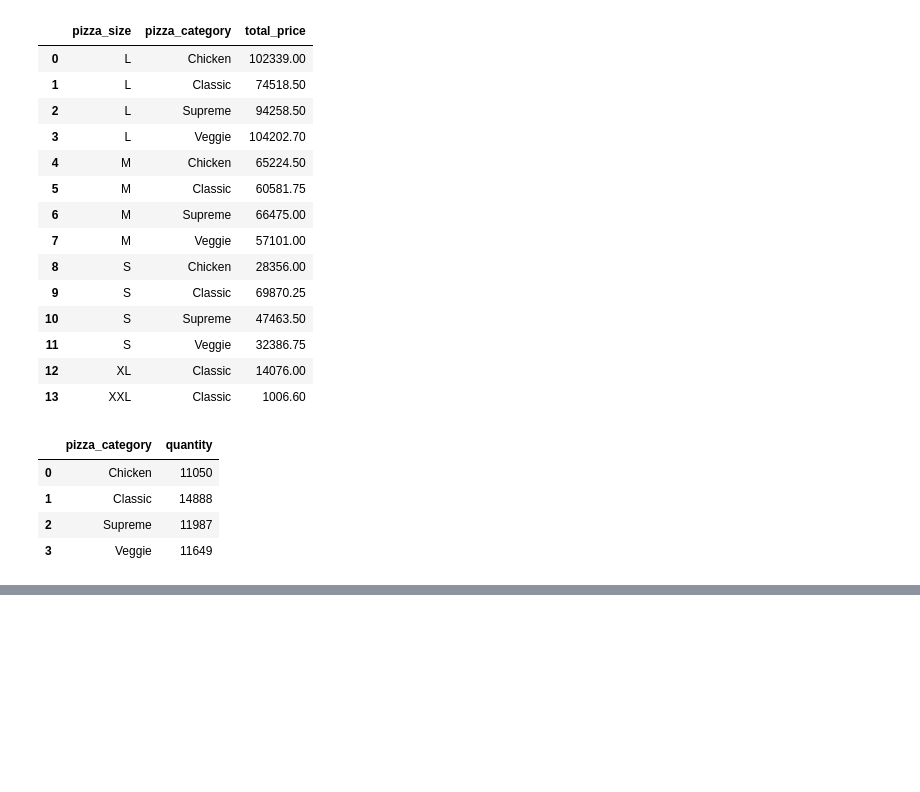
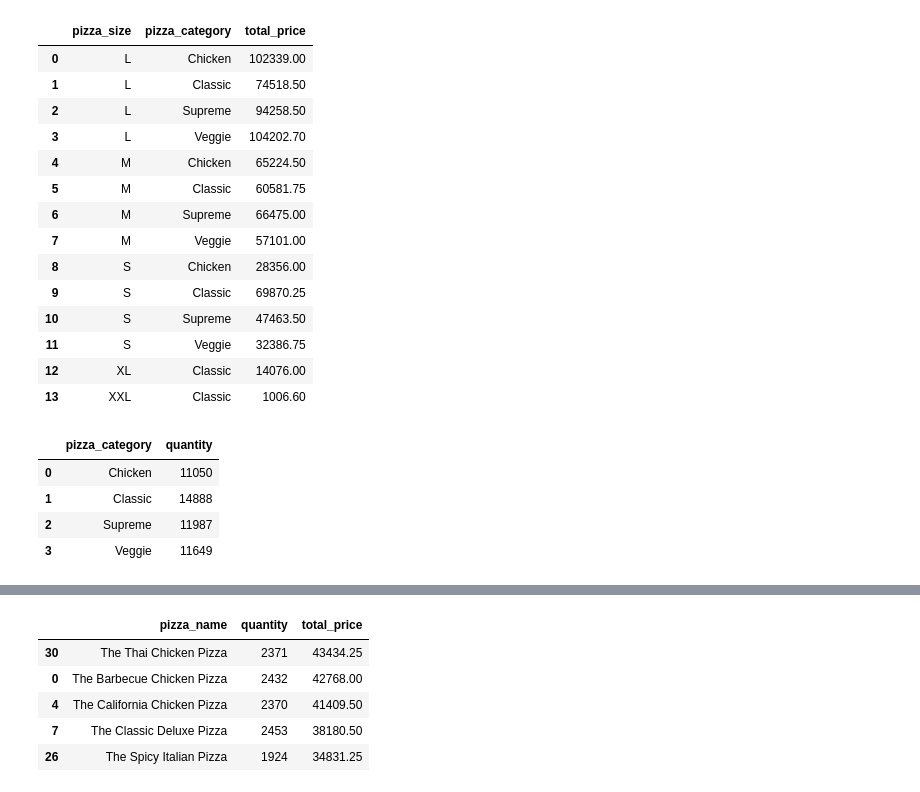
Before and after one commit to pinkimahato9814-afk/Pizza_sales_analysis, a Jupyter notebook: pizza_sales_analysis.ipynb, the cells around one changed output, grey strips where cells are left out. Cells and saved outputs as stored; diff of their text form; code cells hidden in the pictures; blank space fills up the shorter version.

```diff
--- a/pizza_sales_analysis.ipynb
+++ b/pizza_sales_analysis.ipynb
@@ -279,0 +369,19 @@ top_best= pd.groupby('pizza_name').agg(total_sales ='sum')
+# %%
+'''
+Top 5 Best-Selling Pizzas
+A horizontal bar chart showing pizzas with the highest sales (by revenue, orders or quantity).
+Supports promotional and menu strategy.
+
+'''
+best_top_selling_pizzas = df.groupby('pizza_name').agg({
+    'quantity': 'sum',
+    'total_price': 'sum'
+}).reset_index()
+best_top_selling_pizzas.sort_values(by='total_price', ascending=False).head(5)
+# %% [output]
+|  | pizza_name | quantity | total_price |
+| 30 | The Thai Chicken Pizza | 2371 | 43434.25 |
+| 0 | The Barbecue Chicken Pizza | 2432 | 42768.00 |
+| 4 | The California Chicken Pizza | 2370 | 41409.50 |
+| 7 | The Classic Deluxe Pizza | 2453 | 38180.50 |
+| 26 | The Spicy Italian Pizza | 1924 | 34831.25 |
```
Also changed, not shown: parts of 15 cells of this notebook.
